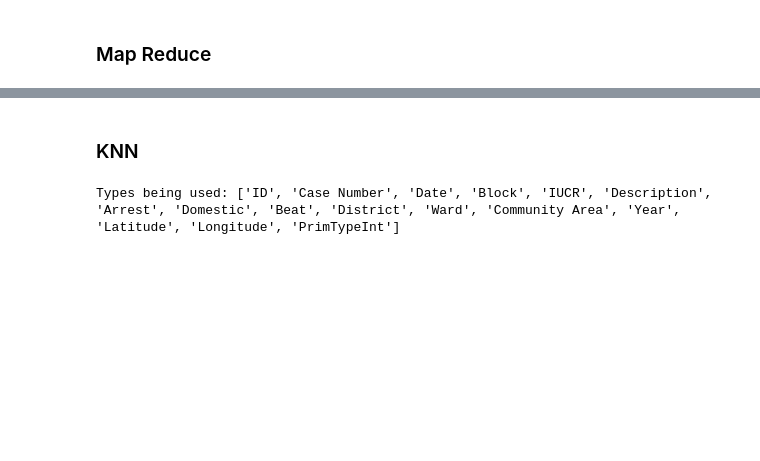
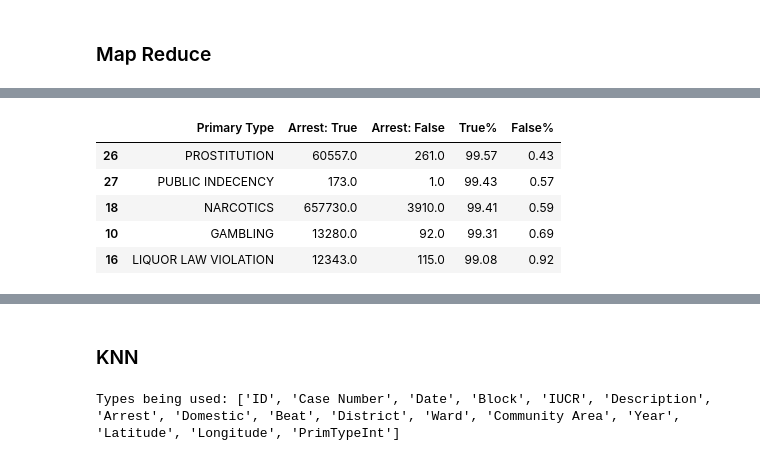
Before and after one commit to jimitbhalavat/CS435TermProject, a Jupyter notebook: TermProject.ipynb, the cells around one changed output, grey strips where cells are left out. Cells and saved outputs as stored; diff of their text form; code cells hidden in the pictures; blank space fills up the shorter version.

```diff
--- a/TermProject.ipynb
+++ b/TermProject.ipynb
@@ -50,0 +76,10 @@ crimes_temp.head()
+# %%
+temp = arrest.sort_values(by=['True%'], ascending = False)
+temp.head()
+# %% [output]
+|  | Primary Type | Arrest: True | Arrest: False | True% | False% |
+| 26 | PROSTITUTION | 60557.0 | 261.0 | 99.57 | 0.43 |
+| 27 | PUBLIC INDECENCY | 173.0 | 1.0 | 99.43 | 0.57 |
+| 18 | NARCOTICS | 657730.0 | 3910.0 | 99.41 | 0.59 |
+| 10 | GAMBLING | 13280.0 | 92.0 | 99.31 | 0.69 |
+| 16 | LIQUOR LAW VIOLATION | 12343.0 | 115.0 | 99.08 | 0.92 |
```
Also changed, not shown: parts of 6 cells of this notebook.
